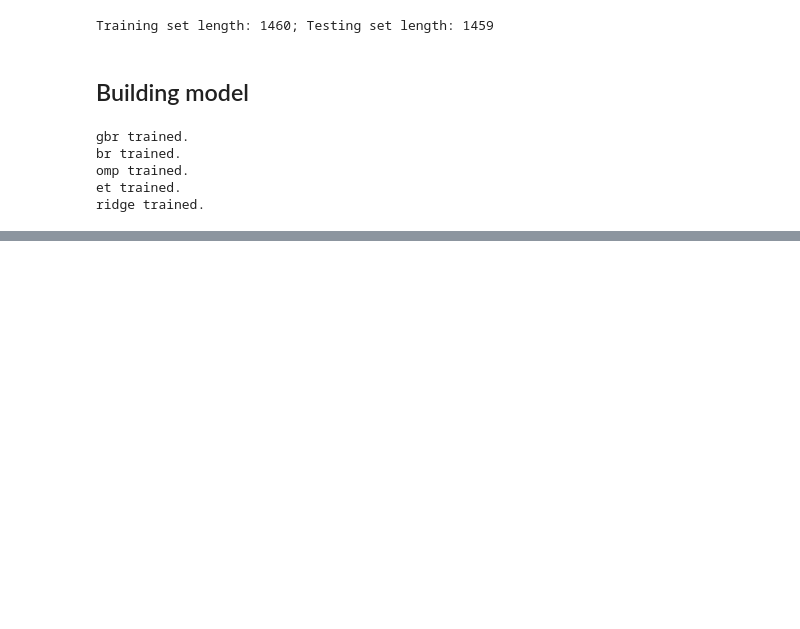
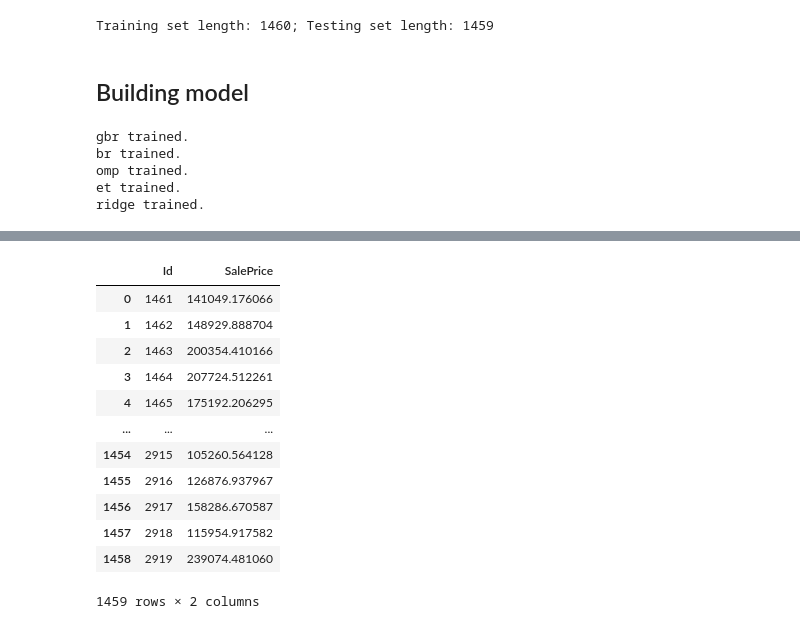
Before and after one commit to petermok-1213/house-price-regression, a Jupyter notebook: ipynb/random_forest_regression.ipynb, the cells around one changed output, grey strips where cells are left out. Saved outputs shown, nothing was run; the diff lists cells and outputs as text; code cells hidden in the pictures; blank space fills up the shorter version.

```diff
--- a/ipynb/random_forest_regression.ipynb
+++ b/ipynb/random_forest_regression.ipynb
@@ -770,0 +762,21 @@ MSEs
+# %%
+y_pred = y_preds['omp']
+ids = pd.read_csv('../dataset/sample_submission.csv').drop('SalePrice', axis=1)
+ids = ids.to_numpy()
+ids = [value[0] for value in ids]
+submission = pd.DataFrame({'Id': ids, 'SalePrice': np.exp(y_pred)})
+submission
+# %% [output]
+|  | Id | SalePrice |
+| 0 | 1461 | 141049.176066 |
+| 1 | 1462 | 148929.888704 |
+| 2 | 1463 | 200354.410166 |
+| 3 | 1464 | 207724.512261 |
+| 4 | 1465 | 175192.206295 |
+| ... | ... | ... |
+| 1454 | 2915 | 105260.564128 |
+| 1455 | 2916 | 126876.937967 |
+| 1456 | 2917 | 158286.670587 |
+| 1457 | 2918 | 115954.917582 |
+| 1458 | 2919 | 239074.481060 |
+1459 rows × 2 columns
```
Also changed, not shown: parts of 8 cells of this notebook, 1 other file.
